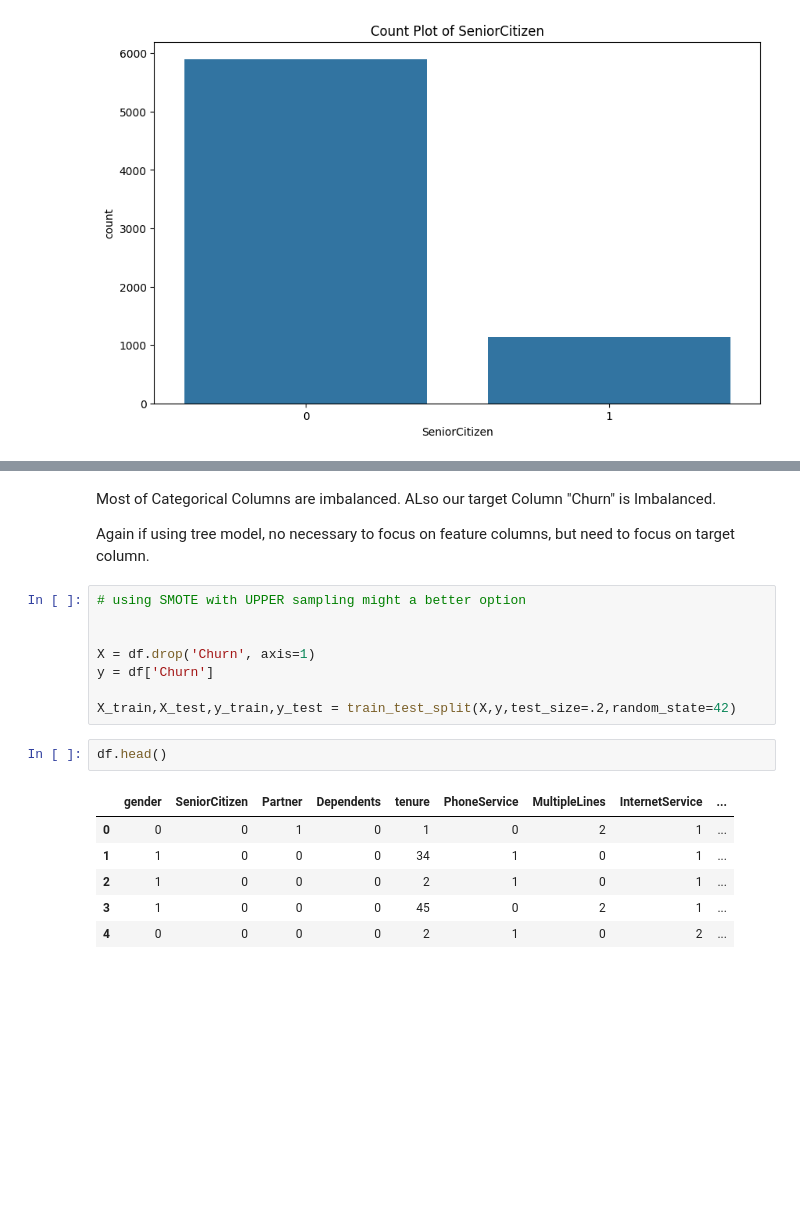
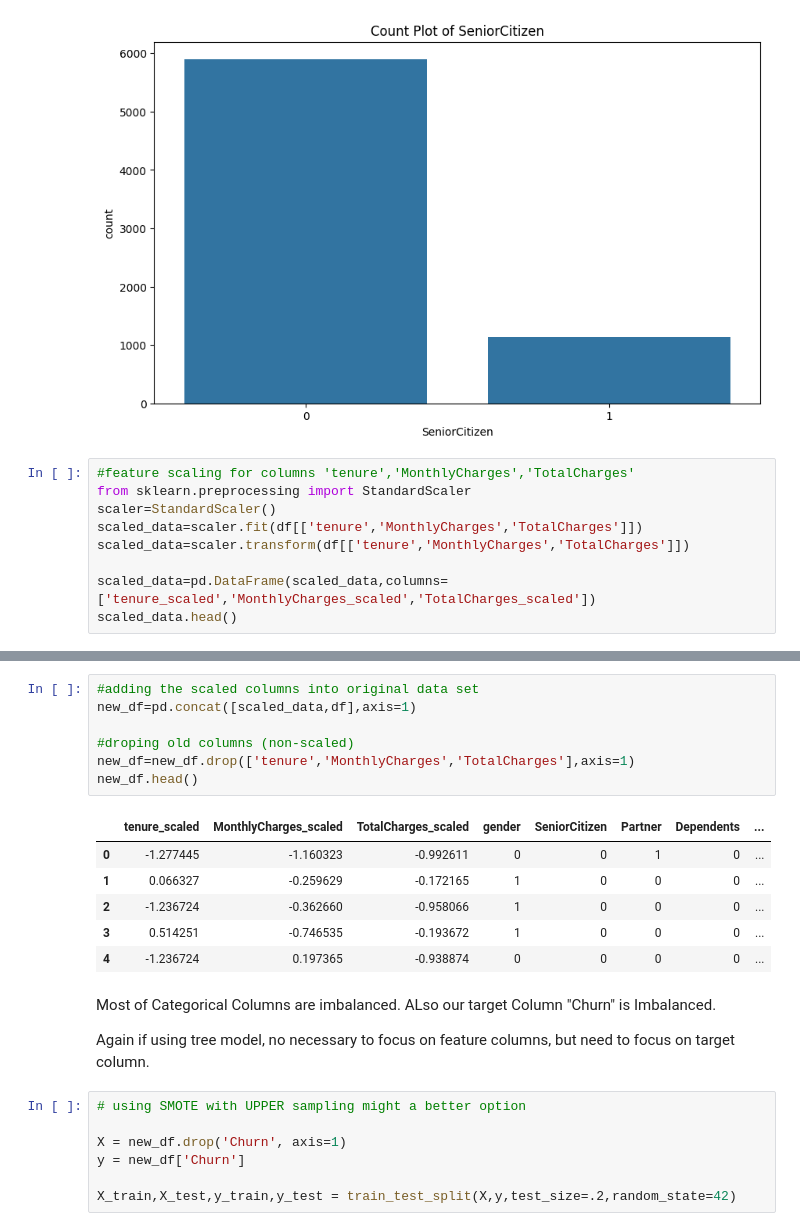
Before and after one commit to aswindcu2025/churn_prediction_telecom_ds, a Jupyter notebook: EDA_PREP_Final.ipynb, the cells around one changed output, grey strips where cells are left out. Drawn from its saved outputs; the diff is of its cells as text; blank space fills up the shorter version.

Commit message:
Final (with feature Scaling)

```diff
--- a/EDA_PREP_Final.ipynb
+++ b/EDA_PREP_Final.ipynb
@@ -400,3 +400,12 @@ for col in obj_col:
   plt.show()
 # %% [output]
 [figure]
+# %%
+#feature scaling for columns 'tenure','MonthlyCharges','TotalCharges'
+from sklearn.preprocessing import StandardScaler
+scaler=StandardScaler()
+scaled_data=scaler.fit(df[['tenure','MonthlyCharges','TotalCharges']])
+scaled_data=scaler.transform(df[['tenure','MonthlyCharges','TotalCharges']])
+
+scaled_data=pd.DataFrame(scaled_data,columns=['tenure_scaled','MonthlyCharges_scaled','TotalCharges_scaled'])
+scaled_data.head()
@@ -403,3 +419,17 @@ for col in obj_col:
+# %%
+#adding the scaled columns into original data set
+new_df=pd.concat([scaled_data,df],axis=1)
+
+#droping old columns (non-scaled)
+new_df=new_df.drop(['tenure','MonthlyCharges','TotalCharges'],axis=1)
+new_df.head()
+# %% [output]
+|  | tenure_scaled | MonthlyCharges_scaled | TotalCharges_scaled | gender | SeniorCitizen | Partner | Dependents | ... |
+| 0 | -1.277445 | -1.160323 | -0.992611 | 0 | 0 | 1 | 0 | ... |
+| 1 | 0.066327 | -0.259629 | -0.172165 | 1 | 0 | 0 | 0 | ... |
+| 2 | -1.236724 | -0.362660 | -0.958066 | 1 | 0 | 0 | 0 | ... |
+| 3 | 0.514251 | -0.746535 | -0.193672 | 1 | 0 | 0 | 0 | ... |
+| 4 | -1.236724 | 0.197365 | -0.938874 | 0 | 0 | 0 | 0 | ... |
 # %% [markdown]
 Most of Categorical Columns are imbalanced. ALso our target Column "Churn" is Imbalanced.
 
@@ -407,18 +437,8 @@ Again if using tree model, no necessary to focus on feature columns, but need to
 # %%
 # using SMOTE with UPPER sampling might a better option
 
-
-X = df.drop('Churn', axis=1)
-y = df['Churn']
+X = new_df.drop('Churn', axis=1)
+y = new_df['Churn']
 
 X_train,X_test,y_train,y_test = train_test_split(X,y,test_size=.2,random_state=42)
-# %%
-df.head()
-# %% [output]
-|  | gender | SeniorCitizen | Partner | Dependents | tenure | PhoneService | MultipleLines | InternetService | ... |
-| 0 | 0 | 0 | 1 | 0 | 1 | 0 | 2 | 1 | ... |
-| 1 | 1 | 0 | 0 | 0 | 34 | 1 | 0 | 1 | ... |
-| 2 | 1 | 0 | 0 | 0 | 2 | 1 | 0 | 1 | ... |
-| 3 | 1 | 0 | 0 | 0 | 45 | 0 | 2 | 1 | ... |
-| 4 | 0 | 0 | 0 | 0 | 2 | 1 | 0 | 2 | ... |
 # %%
```
Also changed, not shown: parts of 6 cells of this notebook.
